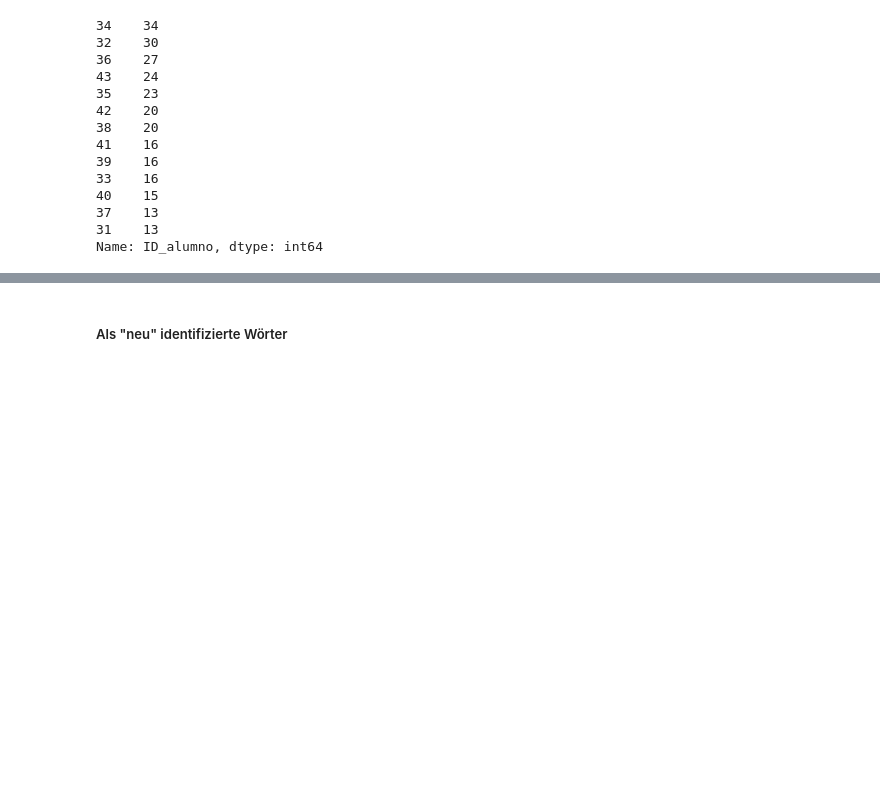
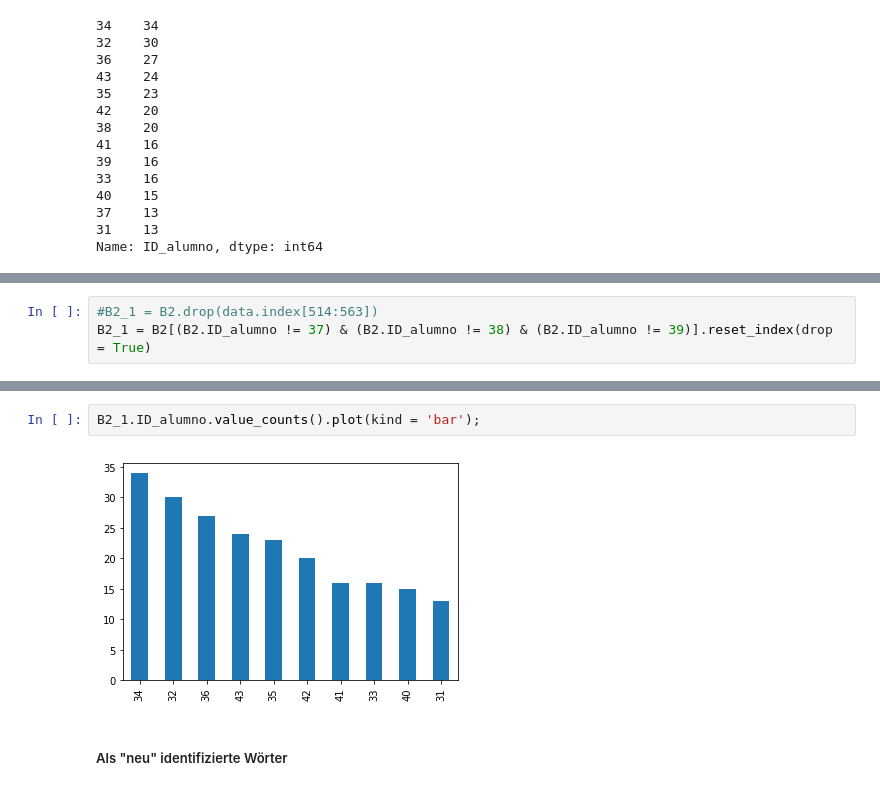
Before and after one commit to martinakienberger/Strategienanalyse_Voc, a Jupyter notebook: Datenanalyse_Voc.ipynb, the cells around one changed output, grey strips where cells are left out. Drawn from its saved outputs; the diff is of its cells as text; blank space fills up the shorter version.

```diff
--- a/Datenanalyse_Voc.ipynb
+++ b/Datenanalyse_Voc.ipynb
@@ -405,0 +451,3 @@ Name: ID_alumno, dtype: int64
+# %%
+#B2_1 = B2.drop(data.index[514:563])
+B2_1 = B2[(B2.ID_alumno != 37) & (B2.ID_alumno != 38) & (B2.ID_alumno != 39)].reset_index(drop = True)
@@ -406,3 +468,7 @@ Name: ID_alumno, dtype: int64
+# %%
+B2_1.ID_alumno.value_counts().plot(kind = 'bar');
+# %% [output]
+[figure, added]
 # %% [markdown]
 ##### Als "neu" identifizierte Wörter
 # %%
```
Also changed, not shown: parts of 34 cells of this notebook.
